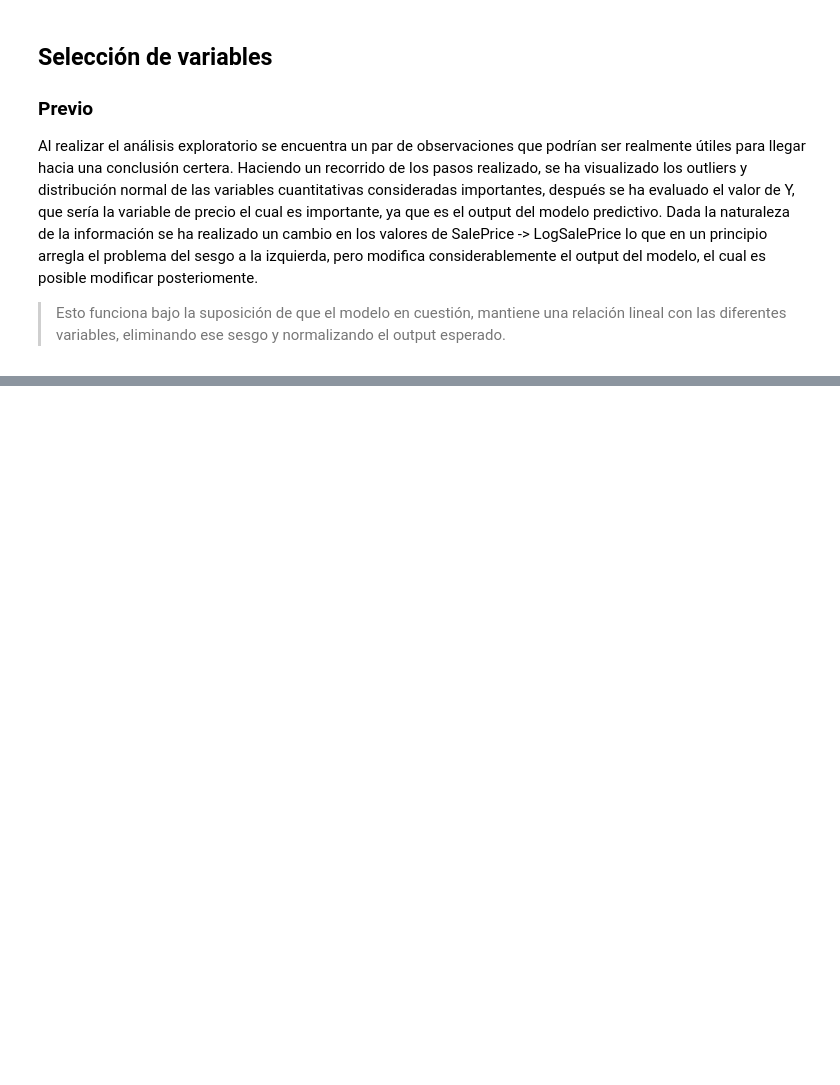
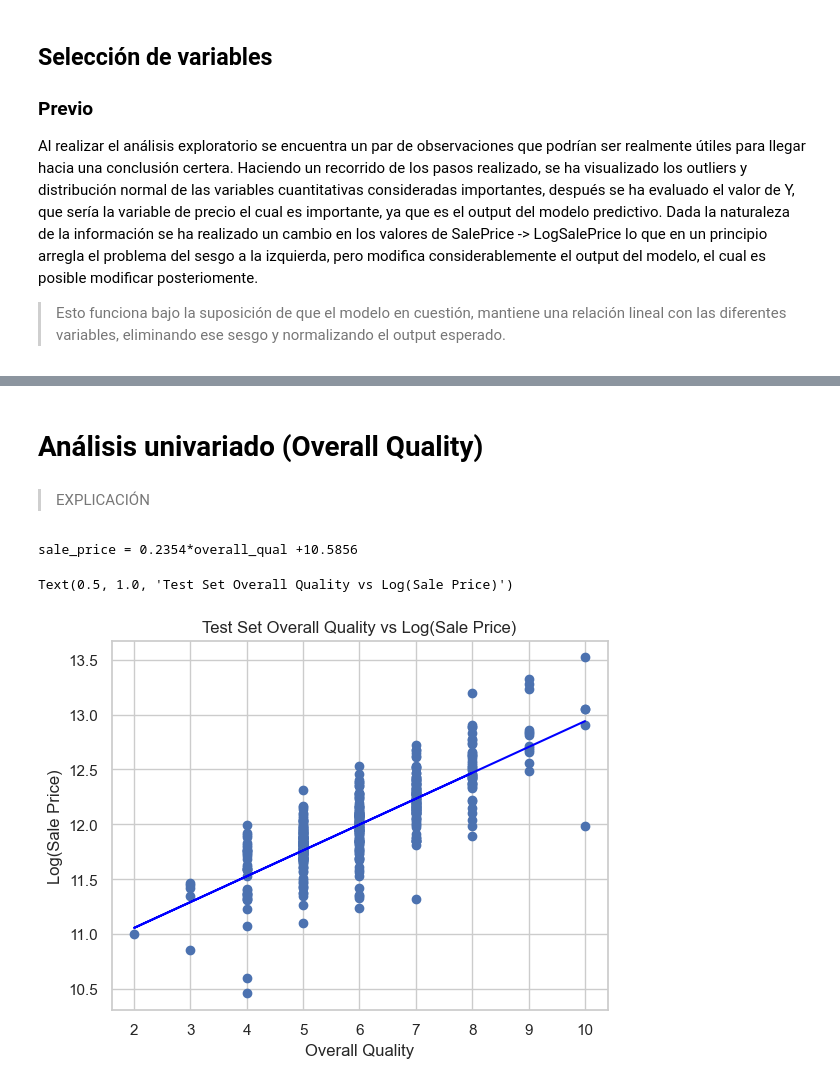
Before and after one commit to Gxrco/HT3-DM, a Jupyter notebook: notebook.ipynb, the cells around one changed output, grey strips where cells are left out. Drawn from its saved outputs; the diff is of its cells as text; code cells hidden in the pictures; blank space fills up the shorter version.

Commit message:
feat: add the analysis for overall quality variable to check out requirement

```diff
--- a/notebook.ipynb
+++ b/notebook.ipynb
@@ -443,3 +448,44 @@ Después de una búsqueda y diferenciación de los diferentes aspectos de cada u
 - GarageArea (Es un valor puntual)
 - YearRemodAdd (Si no ha recibido remodelaciones, es técnicamente YearBuilt)
 - LotArea (Se verificará su utilidad)
+# %% [markdown]
+# Análisis univariado (Overall Quality)
+# %%
+y = df.pop("LogSalePrice") #La variable respuesta
+X = df #El resto de los datos
+X_train, X_test,y_train, y_test = train_test_split(X, y,test_size=0.3,train_size=0.7)
+# %% [markdown]
+> EXPLICACIÓN
+# %%
+#TRAIN
+sale_price = y_train.values.reshape(-1,1)
+overall_qual = X_train['OverallQual'].values.reshape(-1,1)
+
+#TEST
+sale_price_t = y_test.values.reshape(-1,1)
+overall_qual_t = X_test['OverallQual'].values.reshape(-1,1)
+
+#LINEAR REGRESSION
+lm = LinearRegression()
+lm.fit(overall_qual, sale_price)
+sale_price_pred = lm.predict(overall_qual_t)
+# %%
+#y = mx + c
+m = lm.coef_[0][0]
+c = lm.intercept_[0]
+
+
+label = r'sale_price = %0.4f*overall_qual % + 0.4f '%(m,c)
+print(label)
+# %% [output]
+sale_price = 0.2354*overall_qual +10.5856
+# %%
+fig = plt.figure()
+plt.scatter(overall_qual_t,sale_price_t)
+plt.plot(overall_qual_t, sale_price_pred, color="blue")
+plt.xlabel("Overall Quality")
+plt.ylabel("Log(Sale Price)")
+plt.title("Test Set Overall Quality vs Log(Sale Price)")
+# %% [output]
+Text(0.5, 1.0, 'Test Set Overall Quality vs Log(Sale Price)')
+[figure, added]
```
Also changed, not shown: parts of 10 cells of this notebook.
